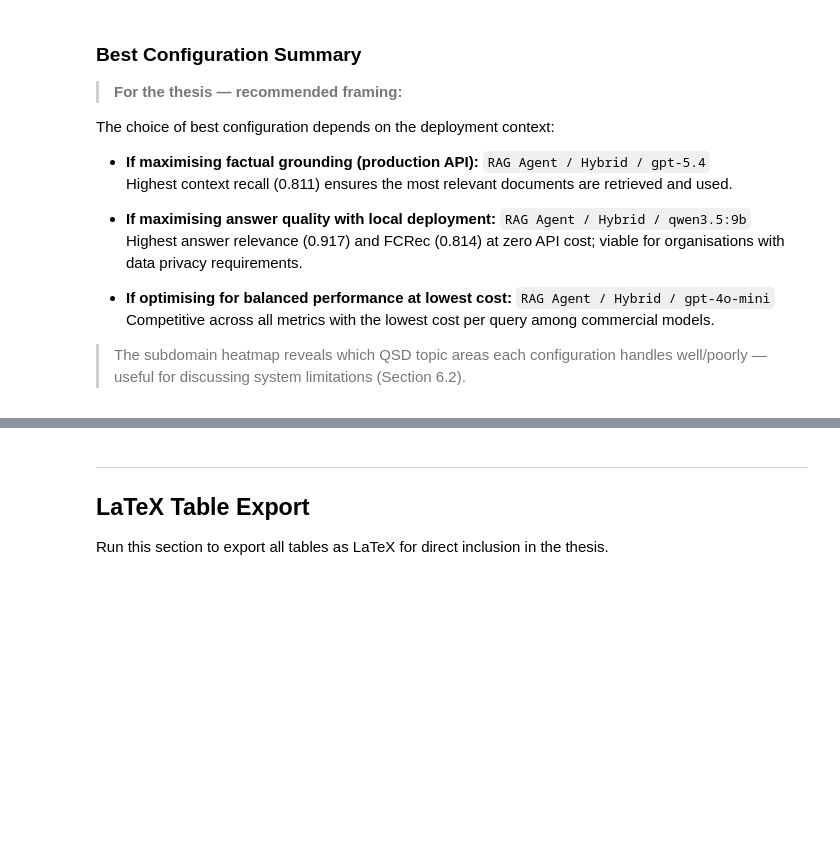
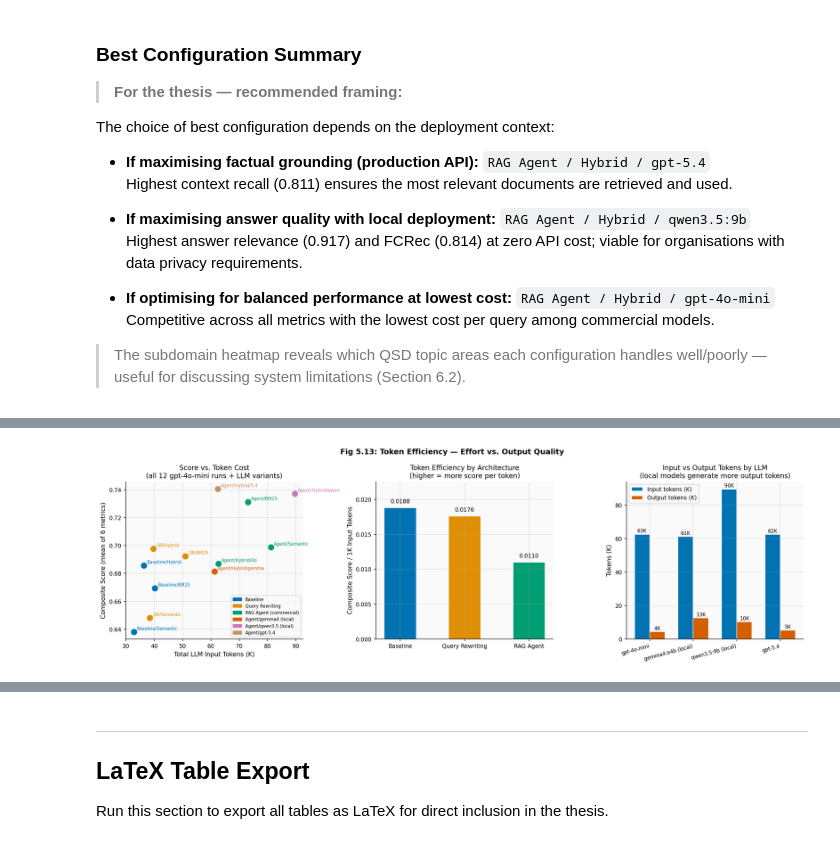
Before and after one commit to MaheeGamage/langchain-rag, a Jupyter notebook: experimentation/thesis/thesis_evaluation.ipynb, the cells around one changed output, grey strips where cells are left out. Drawn from its saved outputs; the diff is of its cells as text; code cells hidden in the pictures; blank space fills up the shorter version.

```diff
--- a/experimentation/thesis/thesis_evaluation.ipynb
+++ b/experimentation/thesis/thesis_evaluation.ipynb
@@ -75,7 +75,7 @@ METRIC_COLS = [
     'context_precision',
     'context_recall',
     'answer_relevance',
-    'factual_correctness',
+    # 'factual_correctness',
     'factual_correctness_recall',
 ]
 
@@ -1157,0 +1328,86 @@ The choice of best configuration depends on the deployment context:
+# %%
+# ── Fig 5.13: Scatter + bar — Architecture efficiency ──────────────────────────
+fig, axes = plt.subplots(1, 3, figsize=(16, 5))
+
+# ── Plot 1: Scatter — all 12 runs (composite score vs input tokens) ────────────
+ALL_RUNS_EFF = [
+    ('f6d783f661a644a58865384534021c32', 'Baseline/Semantic', PALETTE[0]),
+    ('144d504d4b1b454f8505f54697c69250', 'Baseline/BM25',     PALETTE[0]),
+    ('2ebab2b7d6ad46859eab992a06c5ccad', 'Baseline/Hybrid',   PALETTE[0]),
+    ('92647f9427f74a0ea710d0cf731ec0ea', 'QR/Semantic',       PALETTE[1]),
+    ('e5483a9635b34c8895ecdfabc45674c4', 'QR/BM25',           PALETTE[1]),
+    ('412a730db5e04a4da436218d6321d1cd', 'QR/Hybrid',         PALETTE[1]),
+    ('7b33b7a6b88b420e93d6c56f8bca4416', 'Agent/Semantic',    PALETTE[2]),
+    ('2c80aecbb48d4bf68efce97806509159', 'Agent/BM25',        PALETTE[2]),
+    ('9df381d8997646e797d34917dd394dee', 'Agent/Hybrid/4o',   PALETTE[2]),
+    ('7e34b19e653d4df09f9dc59d9a488d86', 'Agent/Hybrid/gemma',PALETTE[3]),
+    ('801c6a24a60b4f689a38fcdb1de87e49', 'Agent/Hybrid/qwen', PALETTE[4]),
+    ('9d312a36ef2f4332b200b620919bd202', 'Agent/Hybrid/5.4',  PALETTE[5]),
+]
+
+ax = axes[0]
+arch_legend = {
+    'Baseline':     mpatches.Patch(color=PALETTE[0], label='Baseline'),
+    'Query Rewrit.':mpatches.Patch(color=PALETTE[1], label='Query Rewrit.'),
+    'RAG Agent':    mpatches.Patch(color=PALETTE[2], label='RAG Agent'),
+    'Agent/local':  mpatches.Patch(color=PALETTE[3], label='Agent (local model)'),
+}
+
+for rid, label, color in ALL_RUNS_EFF:
+    tokens = load_token_metrics(rid)
+    score = mean_scores(all_data[rid])[METRIC_COLS].mean()
+    x_val = tokens['total_llm_input_tokens'] / 1000
+    ax.scatter(x_val, score, color=color, s=80, zorder=3)
+    ax.annotate(label, (x_val, score), textcoords='offset points',
+                xytext=(5, 3), fontsize=7, color=color)
+
+ax.set_xlabel('Total LLM Input Tokens (K)')
+ax.set_ylabel('Composite Score (mean of 6 metrics)')
+ax.set_title('Score vs. Token Cost\n(all 12 gpt-4o-mini runs + LLM variants)')
+legend_handles = [
+    mpatches.Patch(color=PALETTE[0], label='Baseline'),
+    mpatches.Patch(color=PALETTE[1], label='Query Rewriting'),
+    mpatches.Patch(color=PALETTE[2], label='RAG Agent (commercial)'),
+    mpatches.Patch(color=PALETTE[3], label='Agent/gemma4 (local)'),
+    mpatches.Patch(color=PALETTE[4], label='Agent/qwen3.5 (local)'),
+    mpatches.Patch(color=PALETTE[5], label='Agent/gpt-5.4'),
+]
+ax.legend(handles=legend_handles, fontsize=7, loc='lower right')
+
+# ── Plot 2: Score-per-1K-tokens — architecture axis ────────────────────────────
+ax = axes[1]
+labels2 = list(eff_axis2.index)
+vals2 = eff_axis2['score_per_1k_tokens'].values
+colors2 = PALETTE[:len(labels2)]
+bars = ax.bar(labels2, vals2, color=colors2, edgecolor='white', width=0.5)
+for bar, v in zip(bars, vals2):
+    ax.text(bar.get_x() + bar.get_width() / 2, bar.get_height() + 0.0005,
+            f'{v:.4f}', ha='center', va='bottom', fontsize=9)
+ax.set_ylabel('Composite Score / 1K Input Tokens')
+ax.set_title('Token Efficiency by Architecture\n(higher = more score per token)')
+ax.set_ylim(0, max(vals2) * 1.2)
+
+# ── Plot 3: Input vs Output tokens — LLM axis (local verbosity) ────────────────
+ax = axes[2]
+labels3 = list(eff_axis3.index)
+x3 = np.arange(len(labels3))
+w = 0.35
+in_vals  = eff_axis3['input_tokens_K'].values
+out_vals = eff_axis3['output_tokens_K'].values
+b1 = ax.bar(x3 - w/2, in_vals,  w, label='Input tokens (K)',  color=PALETTE[0], edgecolor='white')
+b2 = ax.bar(x3 + w/2, out_vals, w, label='Output tokens (K)', color=PALETTE[3], edgecolor='white')
+for bar, v in zip(list(b1) + list(b2), list(in_vals) + list(out_vals)):
+    ax.text(bar.get_x() + bar.get_width()/2, bar.get_height() + 0.3,
+            f'{v:.0f}K', ha='center', va='bottom', fontsize=8)
+ax.set_xticks(x3)
+ax.set_xticklabels(labels3, rotation=15, ha='right', fontsize=8)
+ax.set_ylabel('Tokens (K)')
+ax.set_title('Input vs Output Tokens by LLM\n(local models generate more output tokens)')
+ax.legend()
+
+plt.suptitle('Fig 5.13: Token Efficiency — Effort vs. Output Quality',
+             fontweight='bold')
+plt.tight_layout()
+savefig('fig_5_13_token_efficiency')
+plt.show()
+# %% [output]
@@ -1157,0 +1415 @@ The choice of best configuration depends on the deployment context:
+[figure, added]
```
Also changed, not shown: parts of 5 cells of this notebook.
